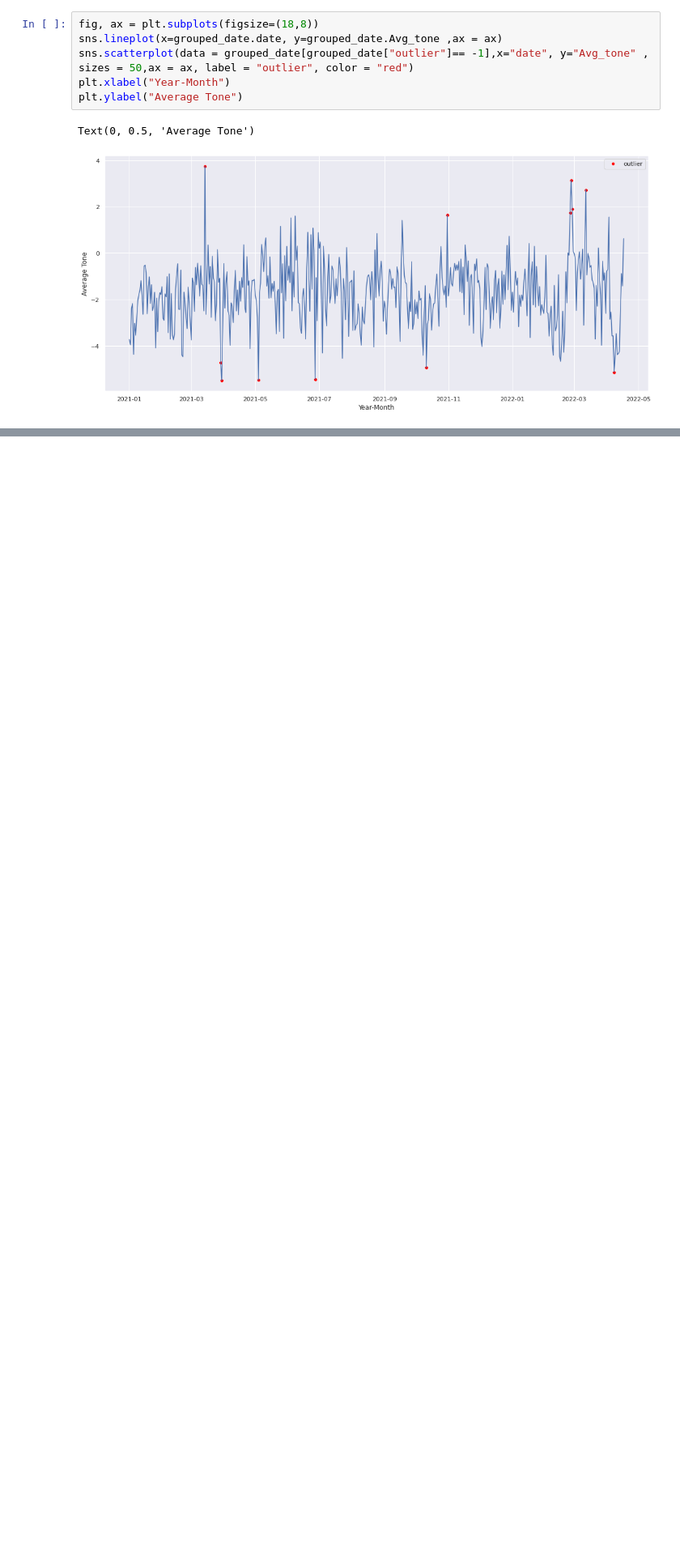
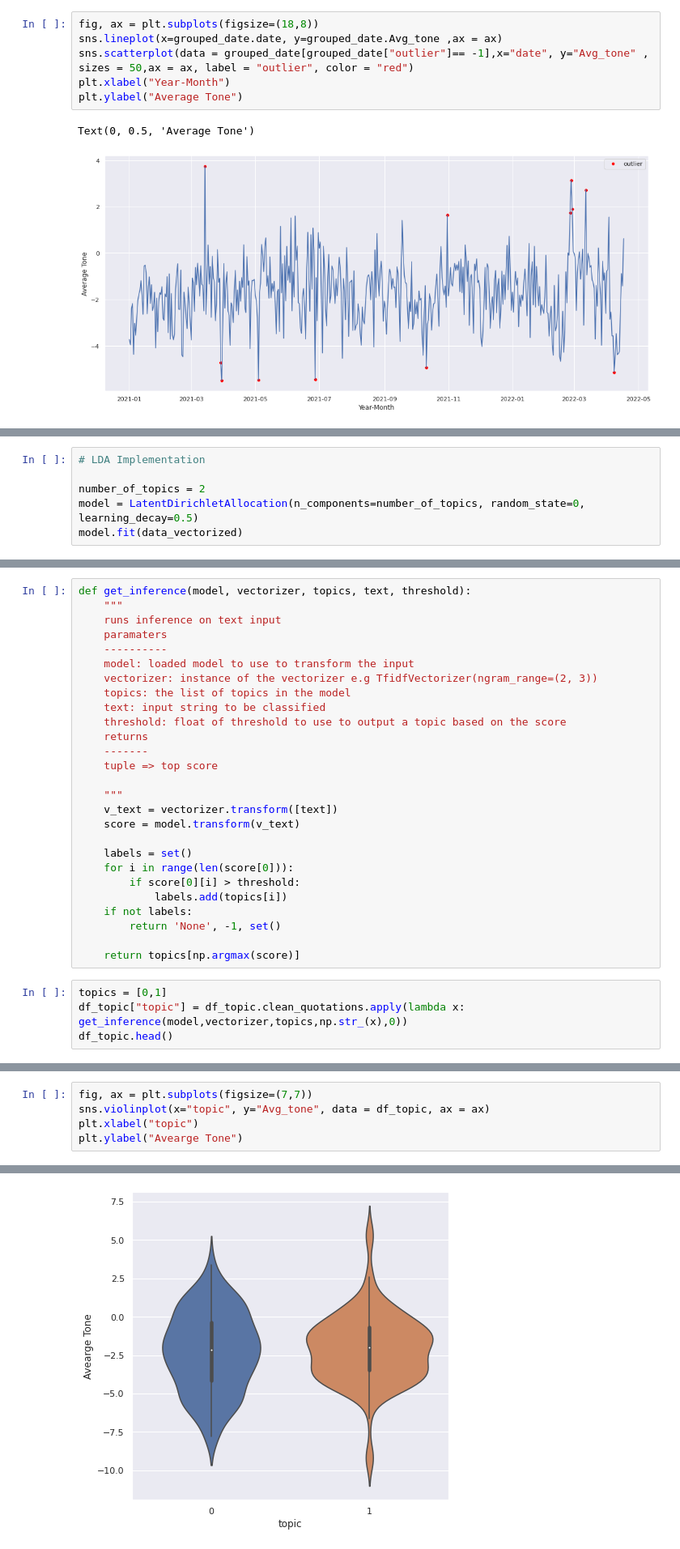
Before and after one commit to SitwalaM/nlp_gdelt_zambia_debt_analysis, a Jupyter notebook: notebooks/main_gdelt_zambia.ipynb, the cells around one changed output, grey strips where cells are left out. Shown at 81% size. Cells and saved outputs as stored; diff of their text form; blank space fills up the shorter version.

```diff
--- a/notebooks/main_gdelt_zambia.ipynb
+++ b/notebooks/main_gdelt_zambia.ipynb
@@ -367,0 +480,6 @@ sns.lineplot(x = test.date, y = test.Avg_tone)
+# %%
+# LDA Implementation
+
+number_of_topics = 2
+model = LatentDirichletAllocation(n_components=number_of_topics, random_state=0, learning_decay=0.5)
+model.fit(data_vectorized)
@@ -367,0 +559,31 @@ sns.lineplot(x = test.date, y = test.Avg_tone)
+# %%
+def get_inference(model, vectorizer, topics, text, threshold):
+    """
+    runs inference on text input
+    paramaters
+    ----------
+    model: loaded model to use to transform the input
+    vectorizer: instance of the vectorizer e.g TfidfVectorizer(ngram_range=(2, 3))
+    topics: the list of topics in the model
+    text: input string to be classified
+    threshold: float of threshold to use to output a topic based on the score
+    returns
+    -------
+    tuple => top score
+
+    """
+    v_text = vectorizer.transform([text])
+    score = model.transform(v_text)
+
+    labels = set()
+    for i in range(len(score[0])):
+        if score[0][i] > threshold:
+            labels.add(topics[i])
+    if not labels:
+        return 'None', -1, set()
+
+    return topics[np.argmax(score)]
+# %%
+topics = [0,1]
+df_topic["topic"] = df_topic.clean_quotations.apply(lambda x: get_inference(model,vectorizer,topics,np.str_(x),0))
+df_topic.head()
@@ -367,0 +597,6 @@ sns.lineplot(x = test.date, y = test.Avg_tone)
+# %%
+fig, ax = plt.subplots(figsize=(7,7))
+sns.violinplot(x="topic", y="Avg_tone", data = df_topic, ax = ax)
+plt.xlabel("topic")
+plt.ylabel("Avearge Tone")
+# %% [output]
@@ -367,0 +604 @@ sns.lineplot(x = test.date, y = test.Avg_tone)
+[figure, added]
```
Also changed, not shown: parts of 24 cells of this notebook.
